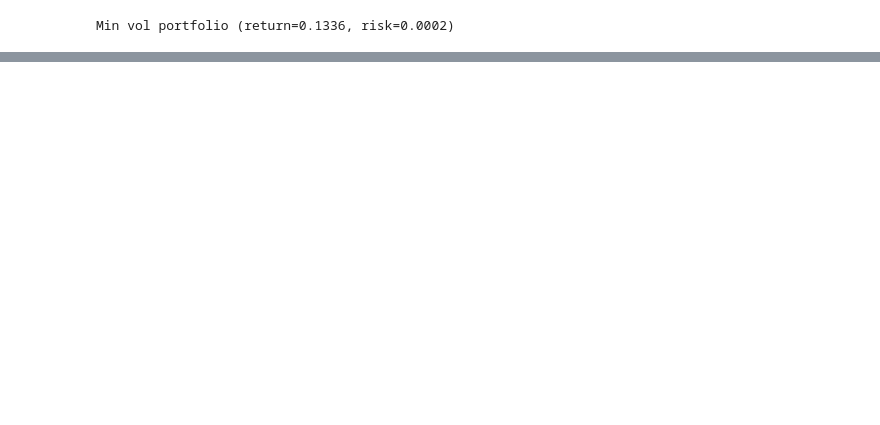
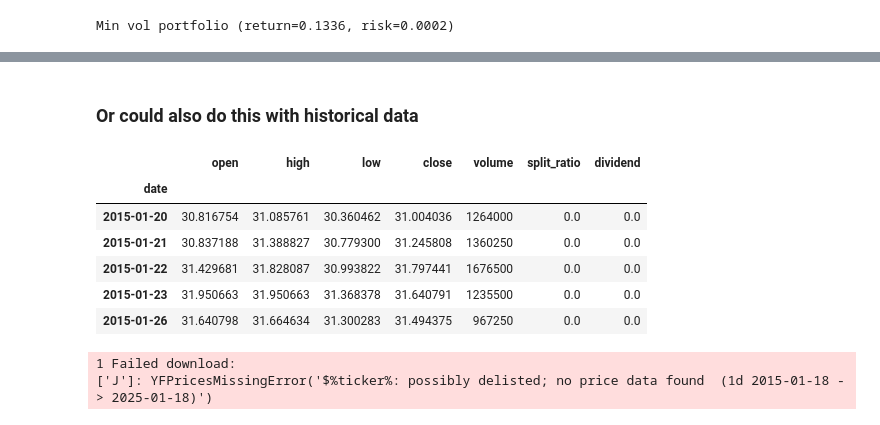
Before and after one commit to druce/portfolio_optimization, a Jupyter notebook: Portfolio optimization.ipynb, the cells around one changed output, grey strips where cells are left out. Cells and saved outputs as stored; diff of their text form; code cells hidden in the pictures; blank space fills up the shorter version.

```diff
--- a/Portfolio optimization.ipynb
+++ b/Portfolio optimization.ipynb
@@ -2288,0 +2298,2 @@ plt.plot(x,y);
+# %% [markdown]
+### Or could also do this with historical data
@@ -2288,0 +2812,30 @@ plt.plot(x,y);
+# %%
+# download historical returns from Yahoo Finance
+todays_date = datetime.today()
+start_date = datetime(year=todays_date.year-10, month=todays_date.month, day=todays_date.day)
+start_date_str = start_date.strftime("%Y-%m-%d")
+symbol = "BF-B"
+df = obb.equity.price.historical(symbol = symbol,
+                                 start_date = start_date,
+                                 provider="yfinance",
+                                 adjustment='splits_and_dividends').to_df()
+df.head()
+# %% [output]
+|  | open | high | low | close | volume | split_ratio | dividend |
+| date |  |  |  |  |  |  |  |
+| 2015-01-20 | 30.816754 | 31.085761 | 30.360462 | 31.004036 | 1264000 | 0.0 | 0.0 |
+| 2015-01-21 | 30.837188 | 31.388827 | 30.779300 | 31.245808 | 1360250 | 0.0 | 0.0 |
+| 2015-01-22 | 31.429681 | 31.828087 | 30.993822 | 31.797441 | 1676500 | 0.0 | 0.0 |
+| 2015-01-23 | 31.950663 | 31.950663 | 31.368378 | 31.640791 | 1235500 | 0.0 | 0.0 |
+| 2015-01-26 | 31.640798 | 31.664634 | 31.300283 | 31.494375 | 967250 | 0.0 | 0.0 |
+# %%
+# download all tickers
+df = obb.equity.price.historical(symbol = ticker_list,
+                                 start_date = start_date,
+                                 provider="yfinance",
+                                 adjustment='splits_and_dividends').to_df()
+# too big to display
+# df
+# %% [output]
+1 Failed download:
+['J']: YFPricesMissingError('$%ticker%: possibly delisted; no price data found  (1d 2015-01-18 -> 2025-01-18)')
```
Also changed, not shown: parts of 37 cells of this notebook.
